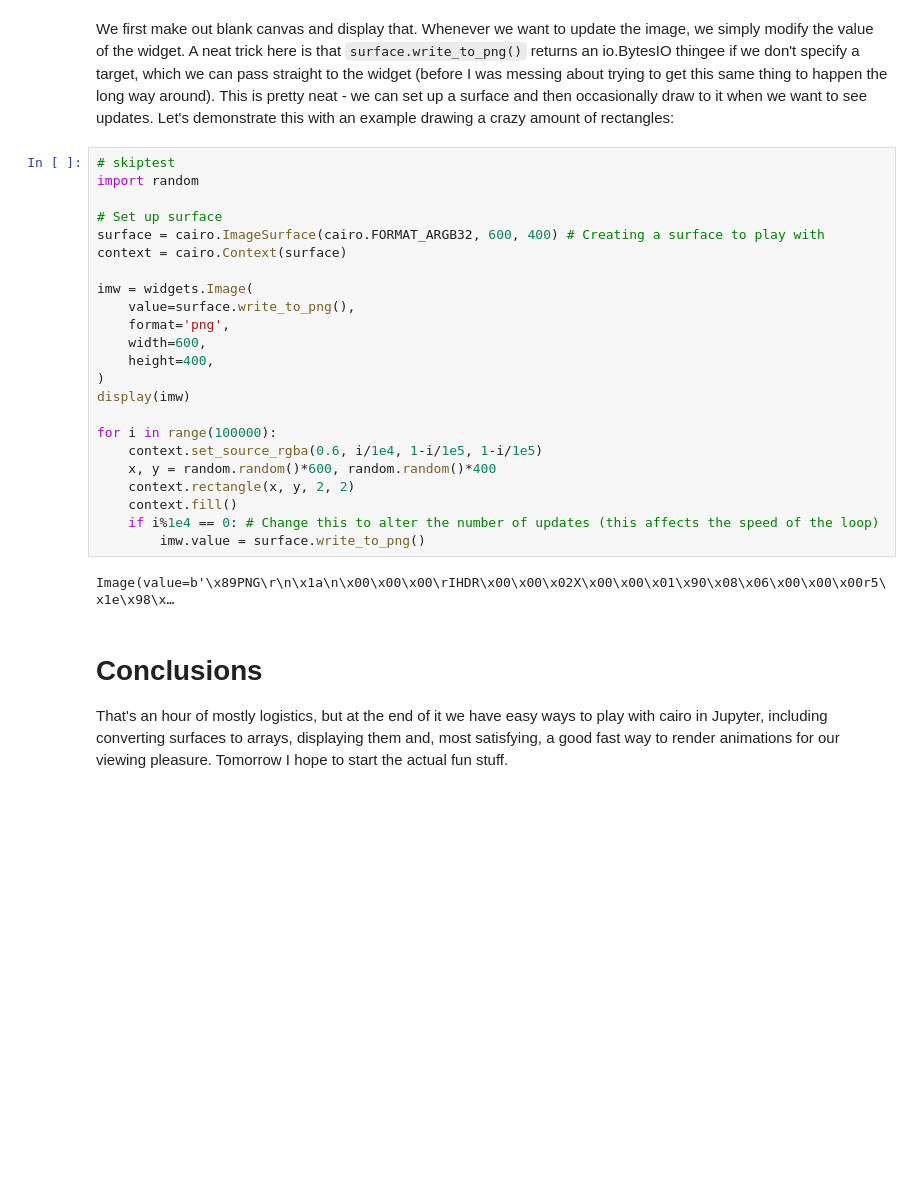
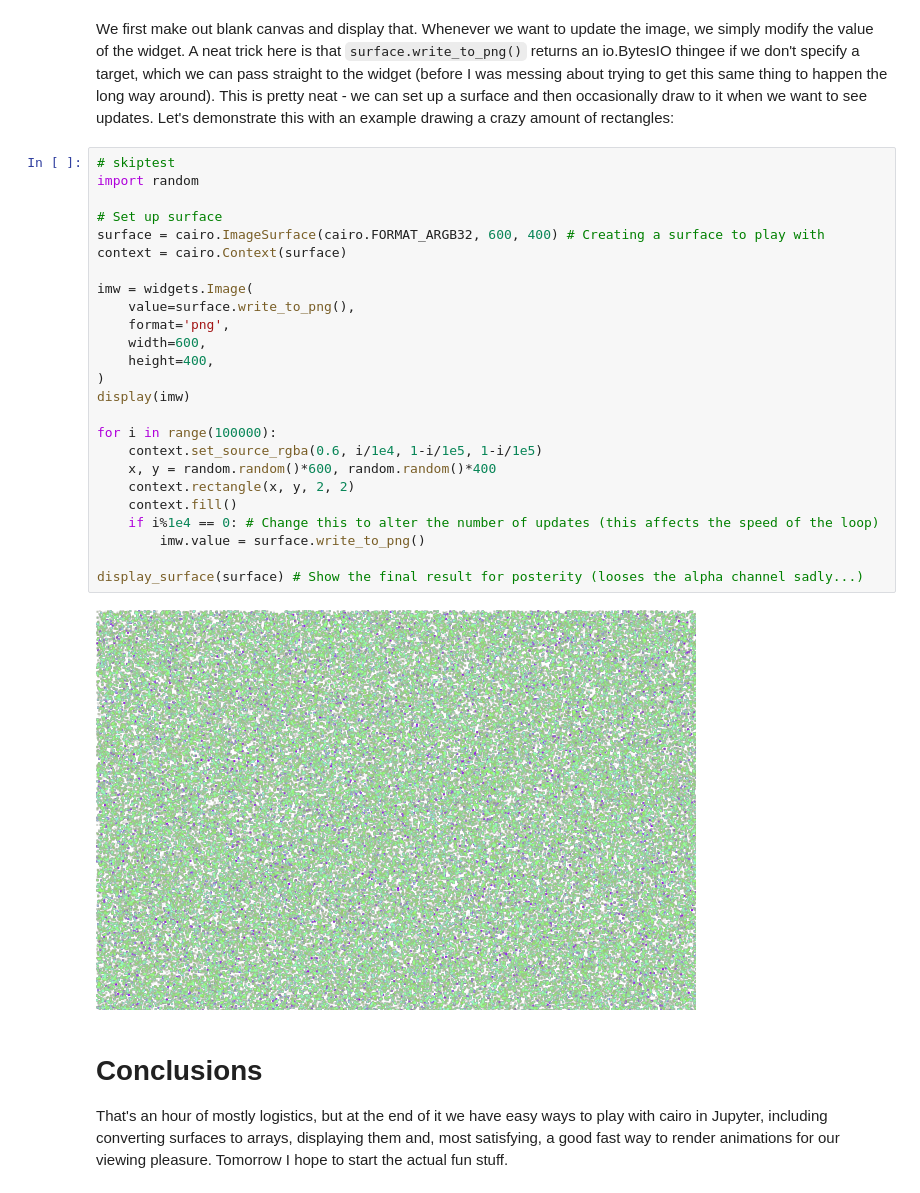
Before and after one commit to johnowhitaker/days_of_code, a Jupyter notebook: 01_Cairo_Hello.ipynb, the cells around one changed output. Cells and saved outputs as stored; diff of their text form; blank space fills up the shorter version.

```diff
--- a/01_Cairo_Hello.ipynb
+++ b/01_Cairo_Hello.ipynb
@@ -115,28 +120,30 @@ We first make out blank canvas and display that. Whenever we want to update the
 # %%
 # skiptest
 import random
 
 # Set up surface
 surface = cairo.ImageSurface(cairo.FORMAT_ARGB32, 600, 400) # Creating a surface to play with
 context = cairo.Context(surface)
 
 imw = widgets.Image(
     value=surface.write_to_png(),
     format='png',
     width=600,
     height=400,
 )
 display(imw)
 
 for i in range(100000):
     context.set_source_rgba(0.6, i/1e4, 1-i/1e5, 1-i/1e5)
     x, y = random.random()*600, random.random()*400
     context.rectangle(x, y, 2, 2)
     context.fill()
     if i%1e4 == 0: # Change this to alter the number of updates (this affects the speed of the loop)
         imw.value = surface.write_to_png()
+
+display_surface(surface) # Show the final result for posterity (looses the alpha channel sadly...)
 # %% [output]
-Image(value=b'\x89PNG\r\n\x1a\n\x00\x00\x00\rIHDR\x00\x00\x02X\x00\x00\x01\x90\x08\x06\x00\x00\x00r5\x1e\x98\x…
+[figure, added]
 # %% [markdown]
 # Conclusions
 
```
Also changed, not shown: parts of 5 cells of this notebook, 8 other files.
